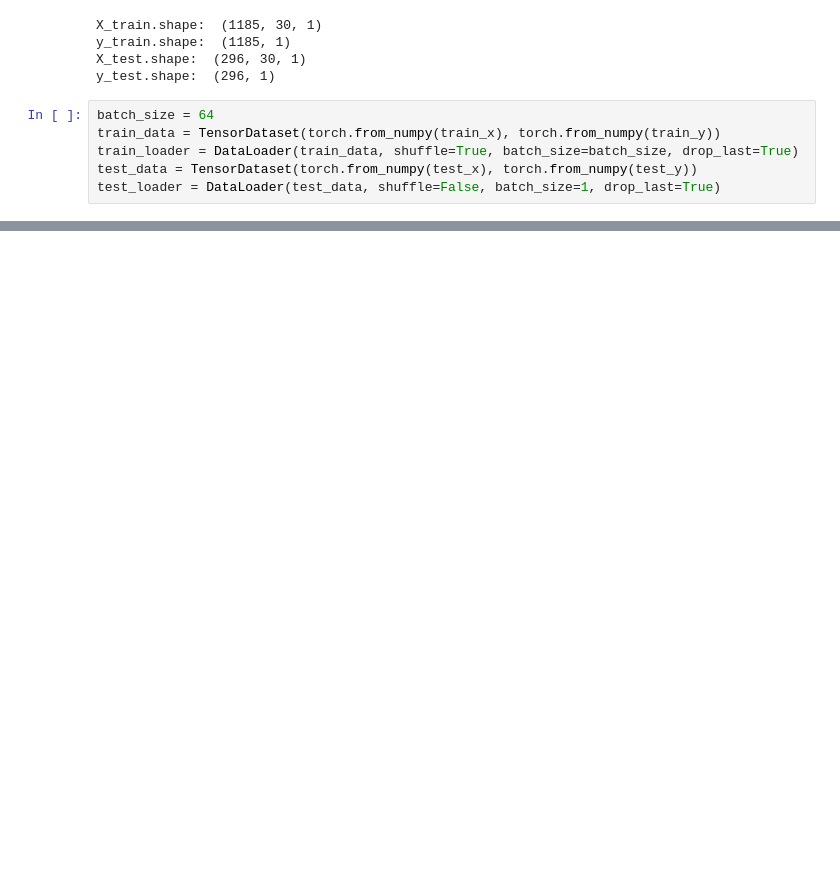
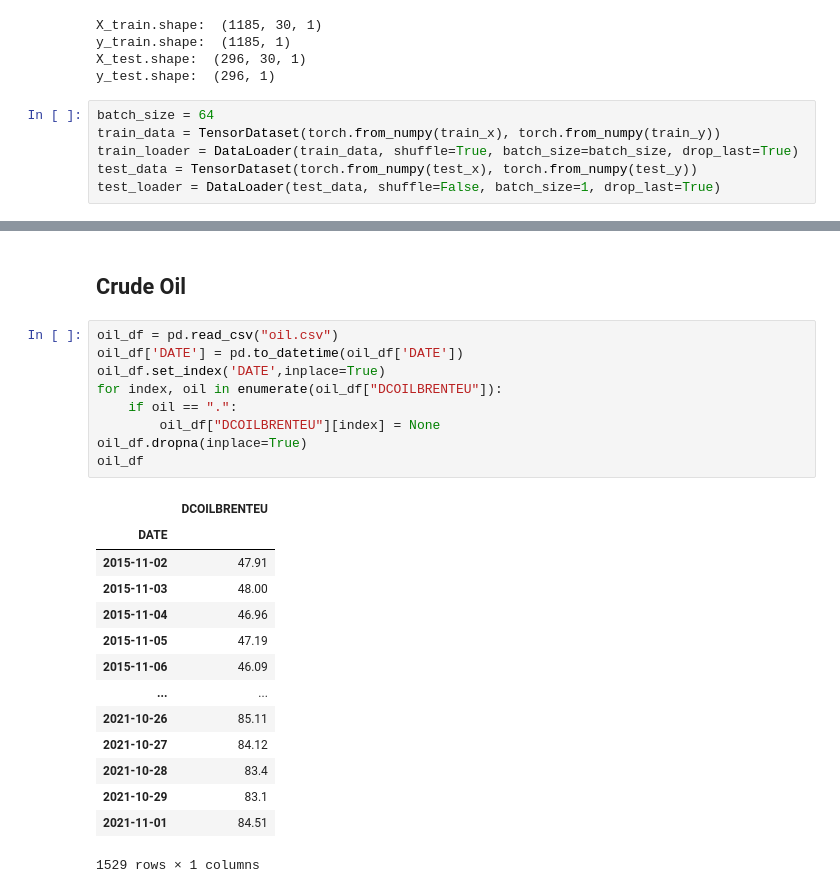
Before and after one commit to goodudetheboy/TimeSeriesWithNN, a Jupyter notebook: src/model/GRU.ipynb, the cells around one changed output, grey strips where cells are left out. Drawn from its saved outputs; the diff is of its cells as text; blank space fills up the shorter version.

```diff
--- a/src/model/GRU.ipynb
+++ b/src/model/GRU.ipynb
@@ -237,2 +237,28 @@ testing set loss: 3.120171095361002e-05
 <matplotlib.legend.Legend at 0x...>
 [figure]
+# %% [markdown]
+## Crude Oil
+# %%
+oil_df = pd.read_csv("oil.csv")
+oil_df['DATE'] = pd.to_datetime(oil_df['DATE'])
+oil_df.set_index('DATE',inplace=True)
+for index, oil in enumerate(oil_df["DCOILBRENTEU"]):
+    if oil == ".":
+        oil_df["DCOILBRENTEU"][index] = None
+oil_df.dropna(inplace=True)
+oil_df
+# %% [output]
+|  | DCOILBRENTEU |
+| DATE |  |
+| 2015-11-02 | 47.91 |
+| 2015-11-03 | 48.00 |
+| 2015-11-04 | 46.96 |
+| 2015-11-05 | 47.19 |
+| 2015-11-06 | 46.09 |
+| ... | ... |
+| 2021-10-26 | 85.11 |
+| 2021-10-27 | 84.12 |
+| 2021-10-28 | 83.4 |
+| 2021-10-29 | 83.1 |
+| 2021-11-01 | 84.51 |
+1529 rows × 1 columns
```
Also changed, not shown: parts of 23 cells of this notebook.
